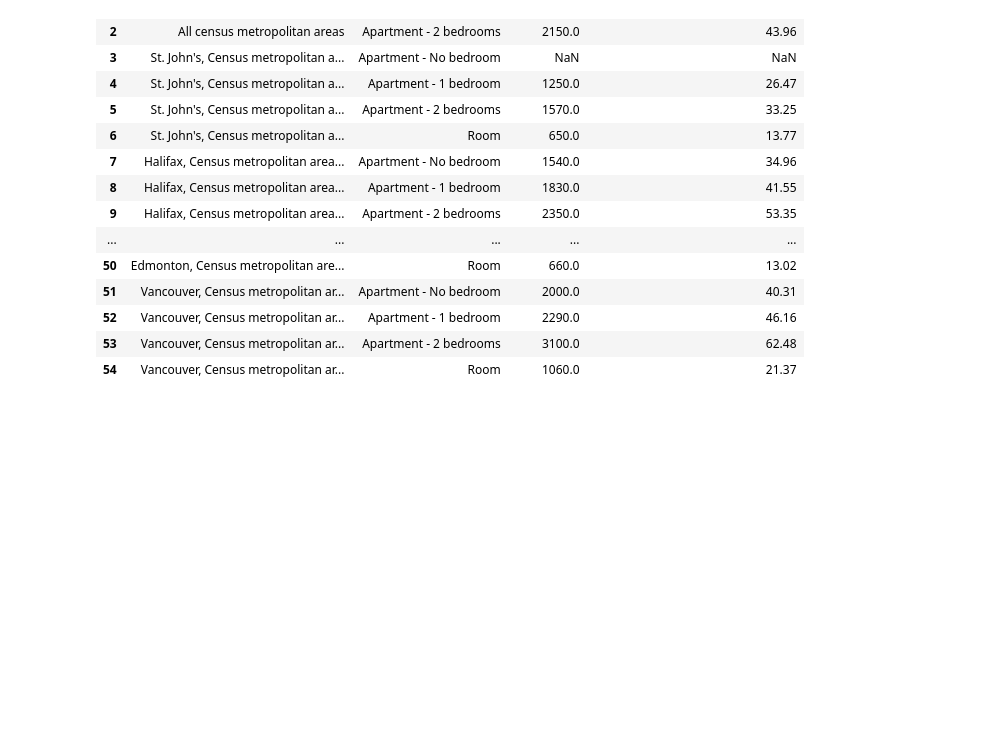
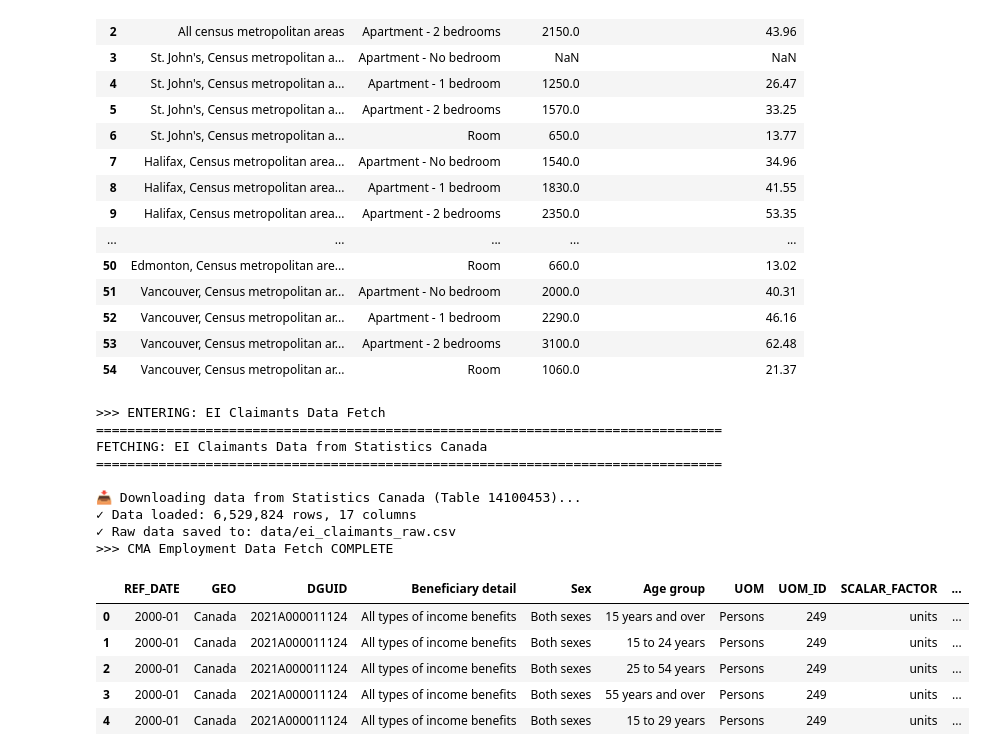
Before and after one commit to tonHS/Canadian_Real_Estate_Stats, a Jupyter notebook: Earnings_Rent_Canadian_Housing_Stats.ipynb, the cells around one changed output. Saved outputs shown, nothing was run; the diff lists cells and outputs as text; code cells hidden in the pictures; blank space fills up the shorter version.

```diff
--- a/Earnings_Rent_Canadian_Housing_Stats.ipynb
+++ b/Earnings_Rent_Canadian_Housing_Stats.ipynb
@@ -386,3 +386,51 @@ earnings_rent_viz_mini.head(70)
 | 52 | Vancouver, Census metropolitan ar... | Apartment - 1 bedroom | 2290.0 | 46.16 |
 | 53 | Vancouver, Census metropolitan ar... | Apartment - 2 bedrooms | 3100.0 | 62.48 |
 | 54 | Vancouver, Census metropolitan ar... | Room | 1060.0 | 21.37 |
+# %%
+# ============================================================================
+# Fetch Data: # EI claimants nationally, provincially and per CMA
+# ============================================================================
+
+print(">>> ENTERING: EI Claimants Data Fetch")
+print("=" * 80)
+print("FETCHING: EI Claimants Data from Statistics Canada")
+print("=" * 80)
+
+TABLE_ID = "14100453"
+download_url = f"https://www150.statcan.gc.ca/n1/tbl/csv/{TABLE_ID}-eng.zip"
+
+print(f"\n📥 Downloading data from Statistics Canada (Table {TABLE_ID})...")
+response = requests.get(download_url, timeout=30)
+response.raise_for_status()
+
+with zipfile.ZipFile(BytesIO(response.content)) as zip_file:
+    csv_files = [f for f in zip_file.namelist() if f.endswith('.csv')]
+    csv_filename = csv_files[0]
+    with zip_file.open(csv_filename) as csv_file:
+        df_ei_claimants = pd.read_csv(csv_file)
+
+print(f"✓ Data loaded: {len(df_ei_claimants):,} rows, {len(df_ei_claimants.columns)} columns")
+
+# Save raw data
+raw_data_path = data_dir / 'ei_claimants_raw.csv'
+df_ei_claimants.to_csv(raw_data_path, index=False)
+print(f"✓ Raw data saved to: {raw_data_path}")
+print(">>> CMA Employment Data Fetch COMPLETE")
+
+df_ei_claimants.head()
+# %% [output]
+>>> ENTERING: EI Claimants Data Fetch
+================================================================================
+FETCHING: EI Claimants Data from Statistics Canada
+================================================================================
+
+📥 Downloading data from Statistics Canada (Table 14100453)...
+✓ Data loaded: 6,529,824 rows, 17 columns
+✓ Raw data saved to: data/ei_claimants_raw.csv
+>>> CMA Employment Data Fetch COMPLETE
+|  | REF_DATE | GEO | DGUID | Beneficiary detail | Sex | Age group | UOM | UOM_ID | SCALAR_FACTOR | ... |
+| 0 | 2000-01 | Canada | 2021A000011124 | All types of income benefits | Both sexes | 15 years and over | Persons | 249 | units | ... |
+| 1 | 2000-01 | Canada | 2021A000011124 | All types of income benefits | Both sexes | 15 to 24 years | Persons | 249 | units | ... |
+| 2 | 2000-01 | Canada | 2021A000011124 | All types of income benefits | Both sexes | 25 to 54 years | Persons | 249 | units | ... |
+| 3 | 2000-01 | Canada | 2021A000011124 | All types of income benefits | Both sexes | 55 years and over | Persons | 249 | units | ... |
+| 4 | 2000-01 | Canada | 2021A000011124 | All types of income benefits | Both sexes | 15 to 29 years | Persons | 249 | units | ... |
```
Also changed, not shown: parts of 2 cells of this notebook.
